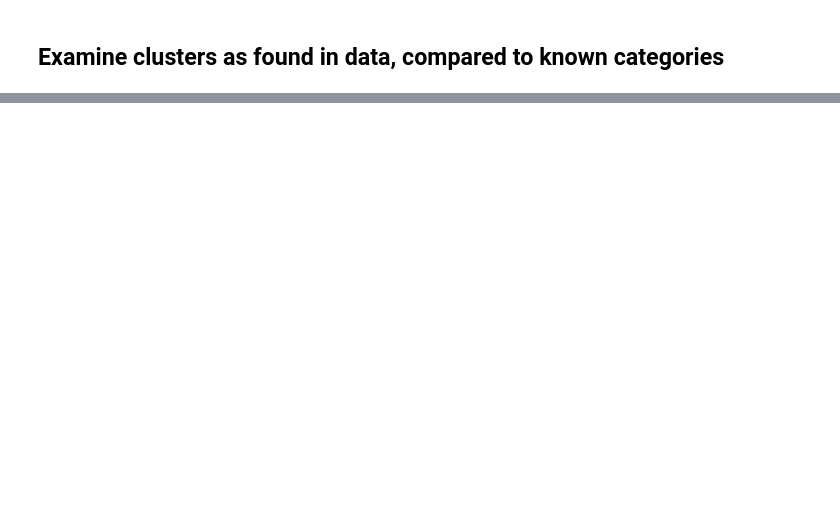
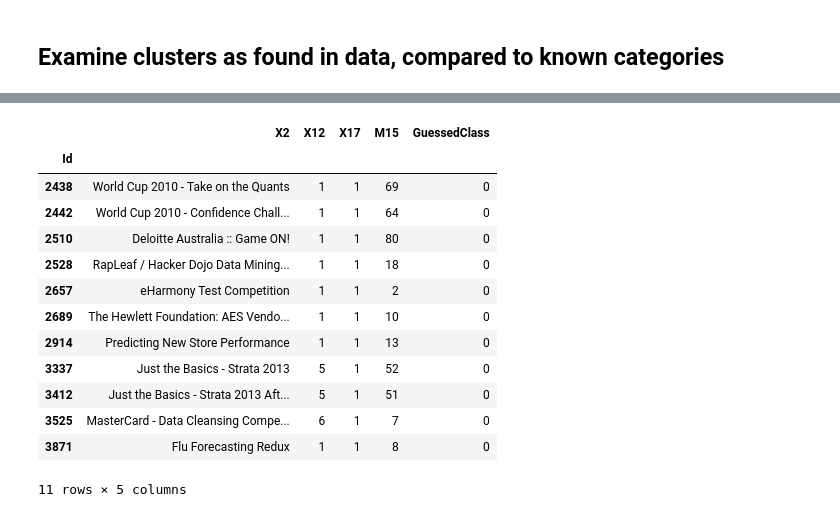
Before and after one commit to rjrest/comp-clustering, a Jupyter notebook: run_cluster.ipynb, the cells around one changed output, grey strips where cells are left out. Saved outputs shown, nothing was run; the diff lists cells and outputs as text; code cells hidden in the pictures; blank space fills up the shorter version.

```diff
--- a/run_cluster.ipynb
+++ b/run_cluster.ipynb
@@ -656,0 +723,18 @@ df_clusters[['X2','X12','X17','GuessedClass']][df_clusters.X17 <> 3].sort(['Gues
+# %%
+# Examine Non-inclass in lower performing class
+df_clusters[['X2','X12','X17','M15','GuessedClass']][( df_clusters.X17 <> 3) & (df_clusters.GuessedClass == 0) ]
+# %% [output]
+|  | X2 | X12 | X17 | M15 | GuessedClass |
+| Id |  |  |  |  |  |
+| 2438 | World Cup 2010 - Take on the Quants | 1 | 1 | 69 | 0 |
+| 2442 | World Cup 2010 - Confidence Chall... | 1 | 1 | 64 | 0 |
+| 2510 | Deloitte Australia :: Game ON! | 1 | 1 | 80 | 0 |
+| 2528 | RapLeaf / Hacker Dojo Data Mining... | 1 | 1 | 18 | 0 |
+| 2657 | eHarmony Test Competition | 1 | 1 | 2 | 0 |
+| 2689 | The Hewlett Foundation: AES Vendo... | 1 | 1 | 10 | 0 |
+| 2914 | Predicting New Store Performance | 1 | 1 | 13 | 0 |
+| 3337 | Just the Basics - Strata 2013 | 5 | 1 | 52 | 0 |
+| 3412 | Just the Basics - Strata 2013 Aft... | 5 | 1 | 51 | 0 |
+| 3525 | MasterCard - Data Cleansing Compe... | 6 | 1 | 7 | 0 |
+| 3871 | Flu Forecasting Redux | 1 | 1 | 8 | 0 |
+11 rows × 5 columns
```
Also changed, not shown: parts of 11 cells of this notebook.
